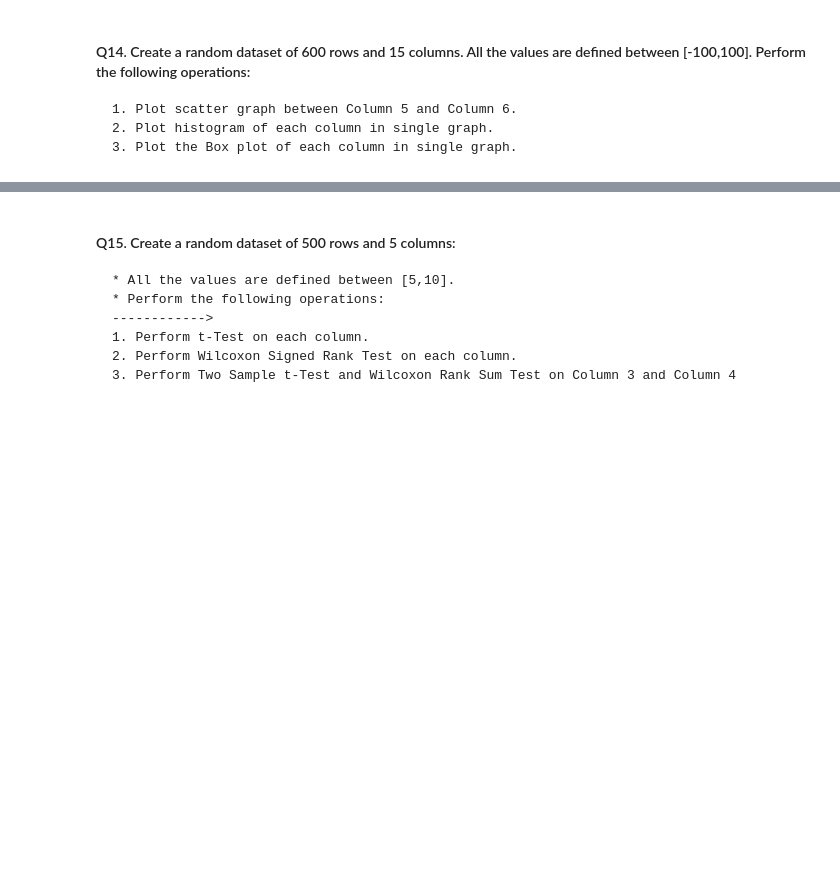
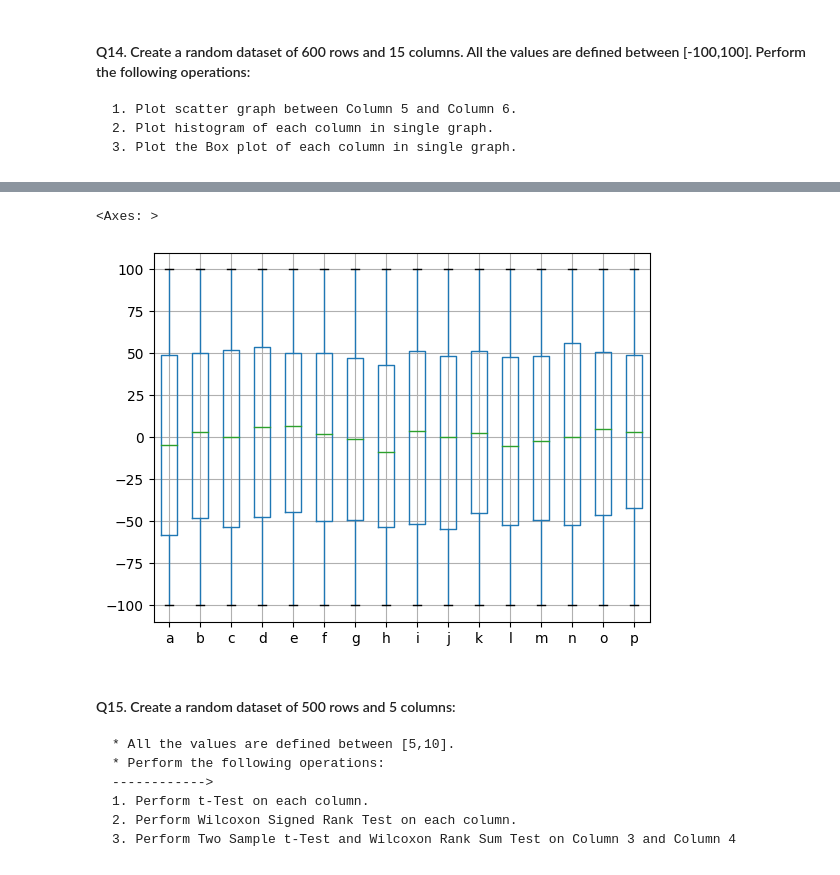
Before and after one commit to rkpassin132/Learn-Python, a Jupyter notebook: Assignment_03_Advance_Python.ipynb, the cells around one changed output, grey strips where cells are left out. Drawn from its saved outputs; the diff is of its cells as text; code cells hidden in the pictures; blank space fills up the shorter version.

````diff
--- a/Assignment_03_Advance_Python.ipynb
+++ b/Assignment_03_Advance_Python.ipynb
@@ -356,3 +489,8 @@ graph using each algorithm.
+# %%
+df.boxplot()
+# %% [output]
+<Axes: >
+[figure, added]
 # %% [markdown]
 #### Q15. Create a random dataset of 500 rows and 5 columns:
 ```
````
Also changed, not shown: parts of 10 cells of this notebook.
